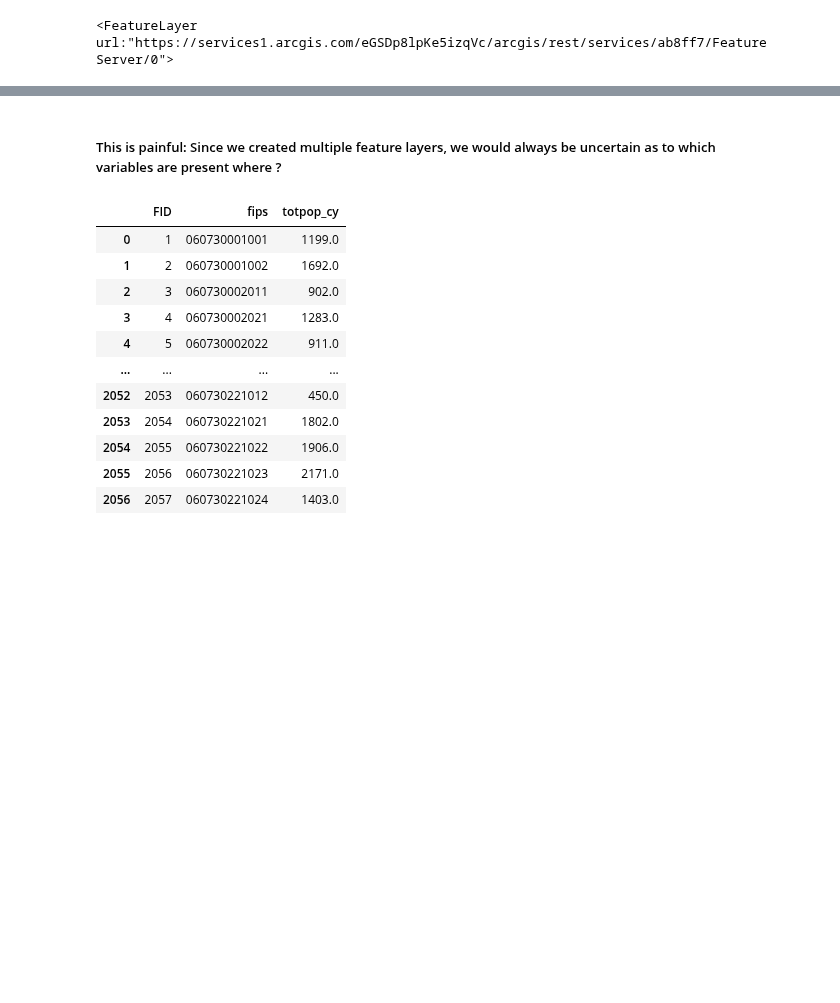
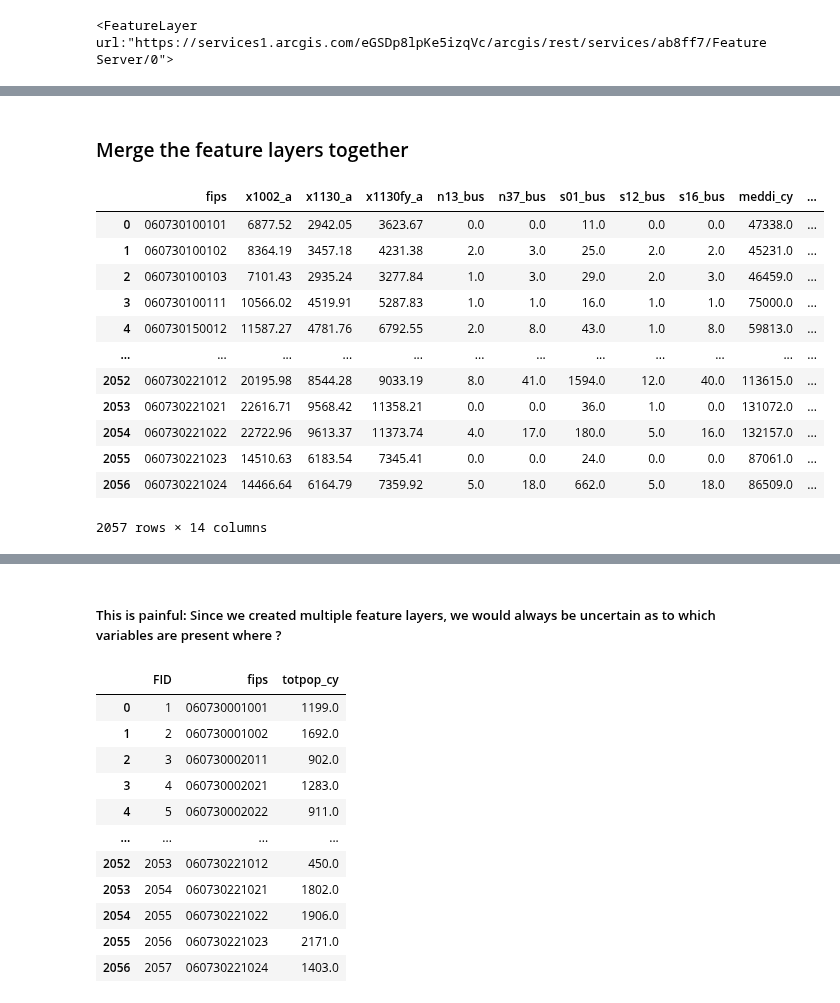
Before and after one commit to amoltkale/ai_chatbot_food_knowledge_graph, a Jupyter notebook: arc_gis/resource_data_creation/opportunity_and_competition_level_score.ipynb, the cells around one changed output, grey strips where cells are left out. Drawn from its saved outputs; the diff is of its cells as text; code cells hidden in the pictures; blank space fills up the shorter version.

Commit message:
began augmenting columns for opp/comp score

```diff
--- a/arc_gis/resource_data_creation/opportunity_and_competition_level_score.ipynb
+++ b/arc_gis/resource_data_creation/opportunity_and_competition_level_score.ipynb
@@ -32,3 +95,12 @@ demographics_layer_1 = FeatureLayer(url="https://services1.arcgis.com/eGSDp8lpKe
 demographics_layer_1
 # %% [output]
 <FeatureLayer url:"https://services1.arcgis.com/eGSDp8lpKe5izqVc/arcgis/rest/services/aff1b6/FeatureServer/0">
+# %%
+demographics_layer_1_out_fields = ['fips', 'TOTPOP_CY', "POPDENS_CY", "POPDENS_FY", "MEDDI_CY"]
+# %%
+demographics_layer_1_df = demographics_layer_1.query(out_fields=demographics_layer_1_out_fields,
+                              as_df=True,
+                              return_geometry=False)
+del demographics_layer_1_df['FID']
+
+demographics_layer_1_df
@@ -43,0 +126,9 @@ demographics_layer_1
+# %%
+demographics_layer_2_out_fields = ['fips', "TOTPOP_FY"]
+# %%
+demographics_layer_2_df = demographics_layer_2.query(out_fields=demographics_layer_2_out_fields,
+                              as_df=True,
+                              return_geometry=False)
+del demographics_layer_2_df['FID']
+
+demographics_layer_2_df
@@ -43,0 +149,21 @@ demographics_layer_1
+# %% [markdown]
+### Merge the feature layers together
+# %%
+opportunity_competition_df = consumer_spending_layer_a_df.merge(business_variables_layer_df, left_on = 'fips', right_on = 'fips')
+opportunity_competition_df = opportunity_competition_df.merge(demographics_layer_1_df, left_on = 'fips', right_on = 'fips')
+opportunity_competition_df = opportunity_competition_df.merge(demographics_layer_2_df, left_on = 'fips', right_on = 'fips')
+opportunity_competition_df
+# %% [output]
+|  | fips | x1002_a | x1130_a | x1130fy_a | n13_bus | n37_bus | s01_bus | s12_bus | s16_bus | meddi_cy | ... |
+| 0 | 060730100101 | 6877.52 | 2942.05 | 3623.67 | 0.0 | 0.0 | 11.0 | 0.0 | 0.0 | 47338.0 | ... |
+| 1 | 060730100102 | 8364.19 | 3457.18 | 4231.38 | 2.0 | 3.0 | 25.0 | 2.0 | 2.0 | 45231.0 | ... |
+| 2 | 060730100103 | 7101.43 | 2935.24 | 3277.84 | 1.0 | 3.0 | 29.0 | 2.0 | 3.0 | 46459.0 | ... |
+| 3 | 060730100111 | 10566.02 | 4519.91 | 5287.83 | 1.0 | 1.0 | 16.0 | 1.0 | 1.0 | 75000.0 | ... |
+| 4 | 060730150012 | 11587.27 | 4781.76 | 6792.55 | 2.0 | 8.0 | 43.0 | 1.0 | 8.0 | 59813.0 | ... |
+| ... | ... | ... | ... | ... | ... | ... | ... | ... | ... | ... | ... |
+| 2052 | 060730221012 | 20195.98 | 8544.28 | 9033.19 | 8.0 | 41.0 | 1594.0 | 12.0 | 40.0 | 113615.0 | ... |
+| 2053 | 060730221021 | 22616.71 | 9568.42 | 11358.21 | 0.0 | 0.0 | 36.0 | 1.0 | 0.0 | 131072.0 | ... |
+| 2054 | 060730221022 | 22722.96 | 9613.37 | 11373.74 | 4.0 | 17.0 | 180.0 | 5.0 | 16.0 | 132157.0 | ... |
+| 2055 | 060730221023 | 14510.63 | 6183.54 | 7345.41 | 0.0 | 0.0 | 24.0 | 0.0 | 0.0 | 87061.0 | ... |
+| 2056 | 060730221024 | 14466.64 | 6164.79 | 7359.92 | 5.0 | 18.0 | 662.0 | 5.0 | 18.0 | 86509.0 | ... |
+2057 rows × 14 columns
```
Also changed, not shown: parts of 30 cells of this notebook.
